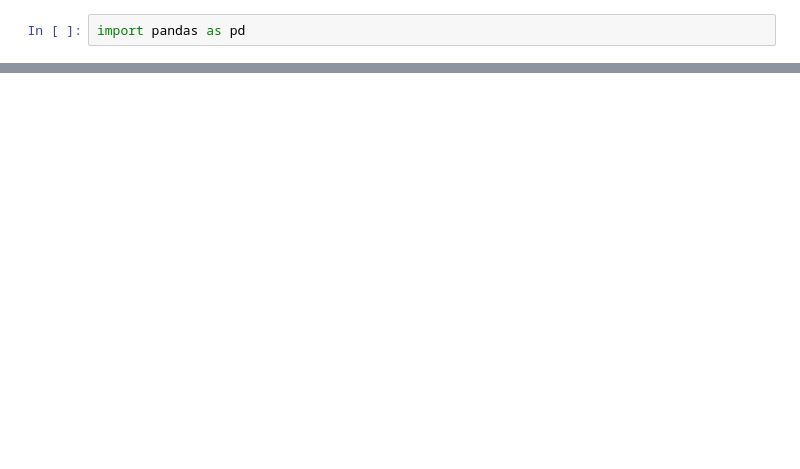
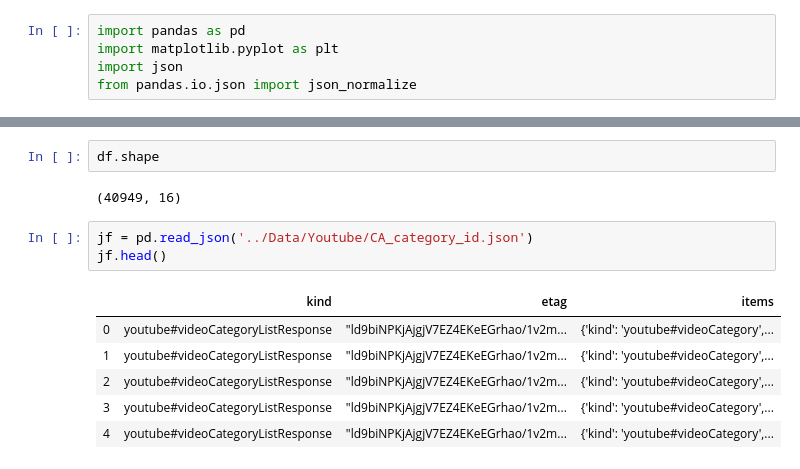
Before and after one commit to srivasis/MA384, a Jupyter notebook: youtubeStatistics.ipynb, the cells around one changed output, grey strips where cells are left out. Cells and saved outputs as stored; diff of their text form; blank space fills up the shorter version.

Commit message:
Combining us categorys json with the categorry id

```diff
--- a/youtubeStatistics.ipynb
+++ b/youtubeStatistics.ipynb
@@ -1,5 +1,8 @@
-# %%
-import pandas as pd
+# %%
+import pandas as pd
+import matplotlib.pyplot as plt
+import json
+from pandas.io.json import json_normalize
 # %%
 df = pd.read_csv('../Data/Youtube/USvideos.csv')
 df.head()
@@ -10,3 +13,17 @@ df.head()
 | 2 | 5qpjK5DgCt4 | 17.14.11 | Racist Superman | Rudy Mancuso, K... | Rudy Mancuso | 23 | 2017-11-12T19:05:24.000Z | racist superman|"rudy"|"mancuso"|... | 3191434 | 146033 | ... |
 | 3 | puqaWrEC7tY | 17.14.11 | Nickelback Lyrics: Real or Fake? | Good Mythical Morning | 24 | 2017-11-13T11:00:04.000Z | rhett and link|"gmm"|"good mythic... | 343168 | 10172 | ... |
 | 4 | d380meD0W0M | 17.14.11 | I Dare You: GOING BALD!? | nigahiga | 24 | 2017-11-12T18:01:41.000Z | ryan|"higa"|"higatv"|"nigahiga"|"... | 2095731 | 132235 | ... |
+# %%
+df.shape
+# %% [output]
+(40949, 16)
+# %%
+jf = pd.read_json('../Data/Youtube/CA_category_id.json')
+jf.head()
+# %% [output]
+|  | kind | etag | items |
+| 0 | youtube#videoCategoryListResponse | "ld9biNPKjAjgjV7EZ4EKeEGrhao/1v2m... | {'kind': 'youtube#videoCategory',... |
+| 1 | youtube#videoCategoryListResponse | "ld9biNPKjAjgjV7EZ4EKeEGrhao/1v2m... | {'kind': 'youtube#videoCategory',... |
+| 2 | youtube#videoCategoryListResponse | "ld9biNPKjAjgjV7EZ4EKeEGrhao/1v2m... | {'kind': 'youtube#videoCategory',... |
+| 3 | youtube#videoCategoryListResponse | "ld9biNPKjAjgjV7EZ4EKeEGrhao/1v2m... | {'kind': 'youtube#videoCategory',... |
+| 4 | youtube#videoCategoryListResponse | "ld9biNPKjAjgjV7EZ4EKeEGrhao/1v2m... | {'kind': 'youtube#videoCategory',... |
```
Also changed, not shown: parts of 6 cells of this notebook.
